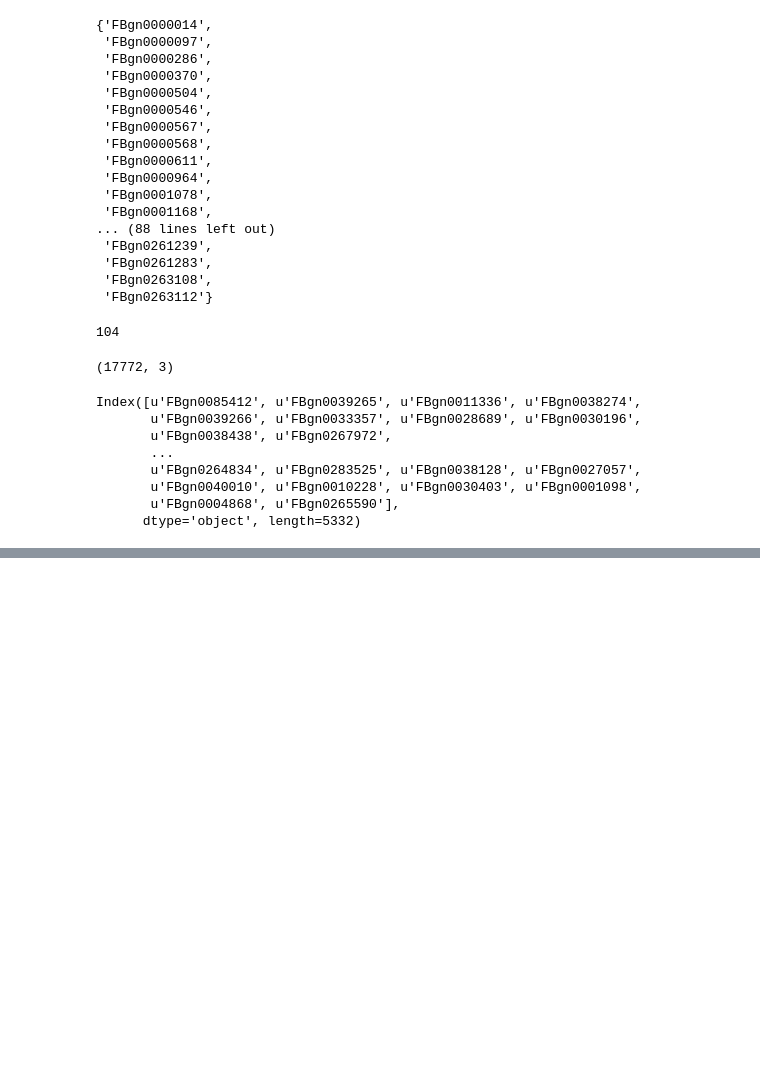
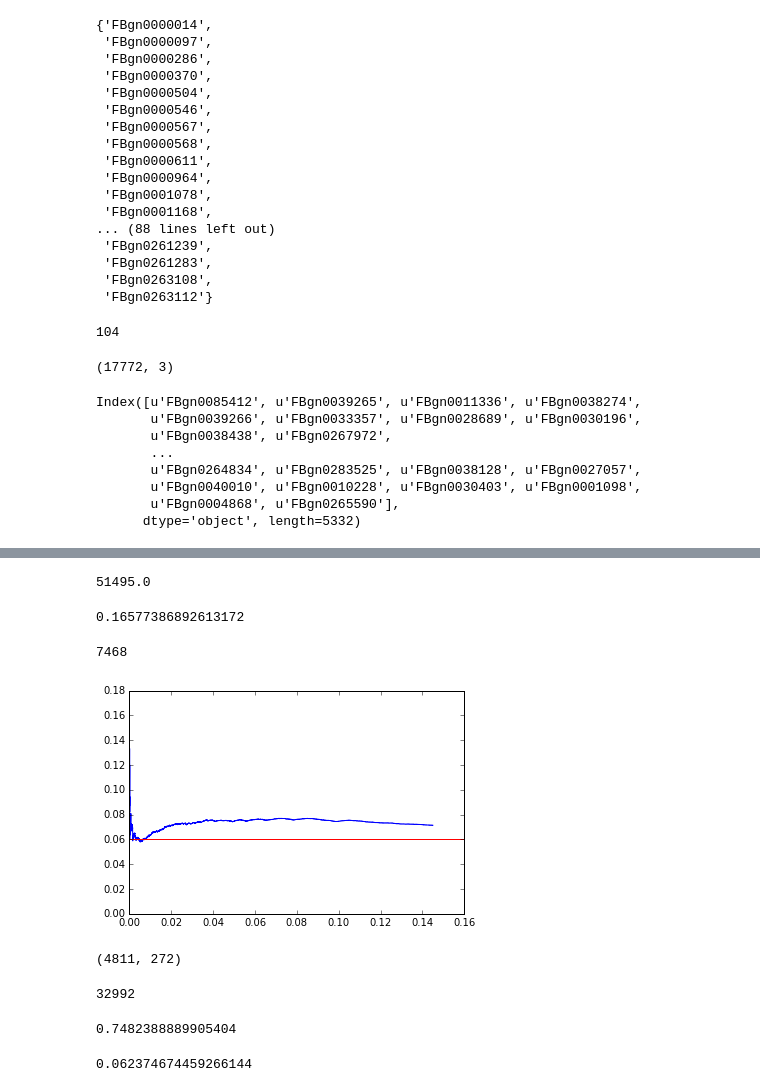
Before and after one commit to nickdeveaux/Drosophila_inferelator, a Jupyter notebook: Network Post-Processing.ipynb, the cells around one changed output, grey strips where cells are left out. Saved outputs shown, nothing was run; the diff lists cells and outputs as text; code cells hidden in the pictures; blank space fills up the shorter version.

```diff
--- a/Network Post-Processing.ipynb
+++ b/Network Post-Processing.ipynb
@@ -193,0 +247,5 @@ Index([u'FBgn0085412', u'FBgn0039265', u'FBgn0011336', u'FBgn0038274',
+# %%
+for (idx, row) in supervised.iterrows():
+    col = row[0]
+    idx = row[1]
+    sup_table.loc[idx, col] = 1
@@ -193,0 +282,2 @@ Index([u'FBgn0085412', u'FBgn0039265', u'FBgn0011336', u'FBgn0038274',
+# %%
+filtered_gs = sup_table.loc[set(net['target']).intersection(sup_table.index), set(net['regulator']).intersection(sup_table.columns)]
@@ -193,0 +288,54 @@ Index([u'FBgn0085412', u'FBgn0039265', u'FBgn0011336', u'FBgn0038274',
+# %%
+filtered_gs.sum().sum()
+# %% [output]
+51495.0
+# %%
+# Percentage of Marbach network that overlaps with our network
+filtered_gs.sum().sum() / sup_table.sum().sum()
+# %% [output]
+0.16577386892613172
+# %%
+# Percentage of our network that overlaps with Marbach
+total_marbach_entries = filtered_gs.sum().sum()
+non_overlapping = 0
+recovered_count = 0
+precision = []
+recall = []
+count = 0
+for (idx, row) in net.iterrows():
+    tf = row['regulator']
+    target = row['target']
+    if tf not in filtered_gs.columns or target not in filtered_gs.index:
+        non_overlapping += 1
+    else:
+        count += 1
+        if filtered_gs.loc[target, tf] == 1:
+            recovered_count += 1
+        precision.append(recovered_count / float(count))
+        recall.append(recovered_count / total_marbach_entries)
+# %%
+expected_random_precision = total_marbach_entries / float(filtered_gs.shape[0] * filtered_gs.shape[1])
+# %%
+recovered_count
+# %% [output]
+7468
+# %%
+plt.plot(recall, precision)
+plt.axhline(y=expected_random_precision, color='r', linestyle='-')
+plt.show()
+~
+# %% [output]
+[figure, added]
+# %%
+filtered_gs.shape
+# %% [output]
+(4811, 272)
+# %%
+non_overlapping
+# %% [output]
+32992
+# %%
+## Overlap of network with Marbach:
+(4811 * 272) / float(len(set(net['target'])) * len(set(net['regulator'])))
+# %% [output]
+0.7482388889905404
@@ -193,0 +344,4 @@ Index([u'FBgn0085412', u'FBgn0039265', u'FBgn0011336', u'FBgn0038274',
+# %%
+expected_random_recall
+# %% [output]
+0.062374674459266144
```
Also changed, not shown: parts of 28 cells of this notebook, 1 other file.
